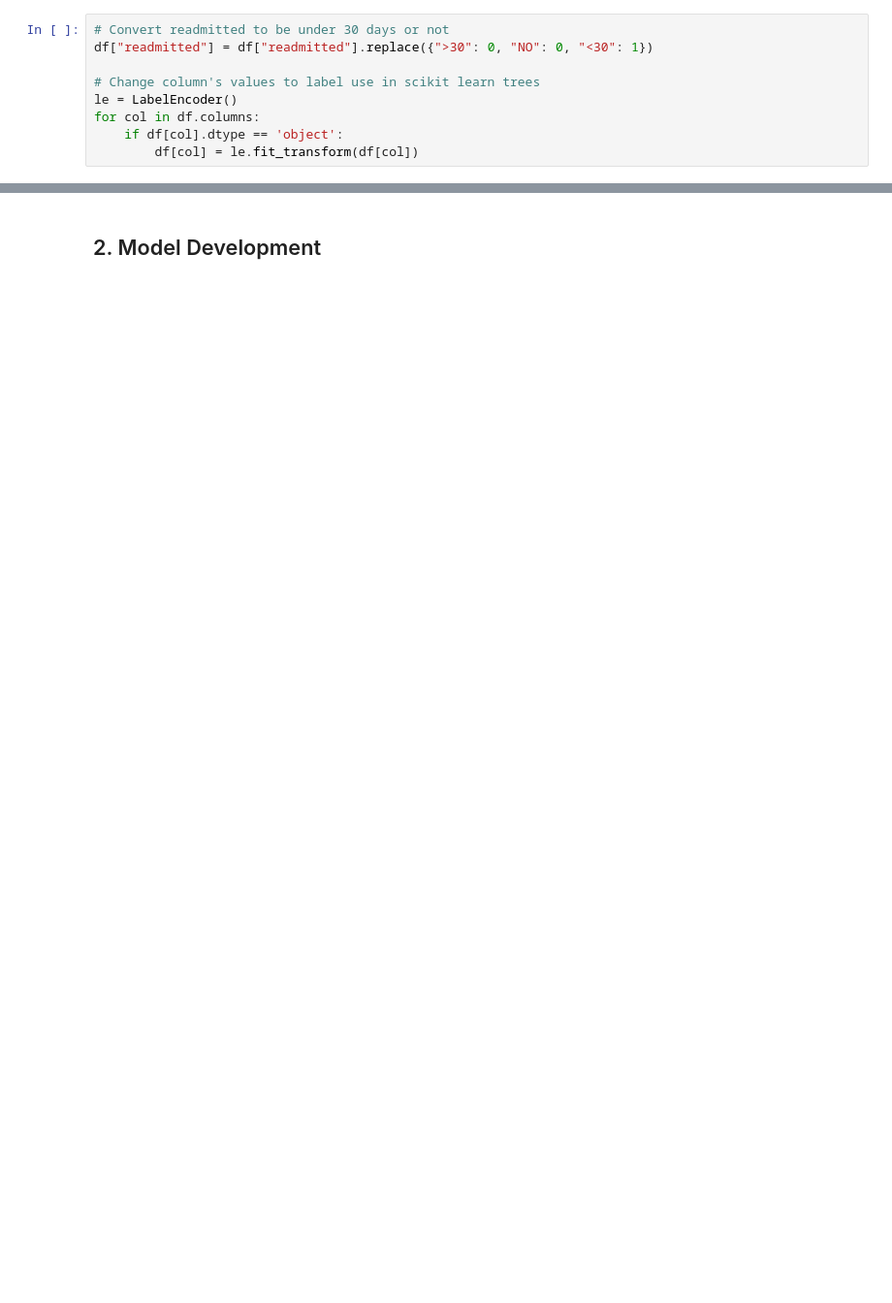
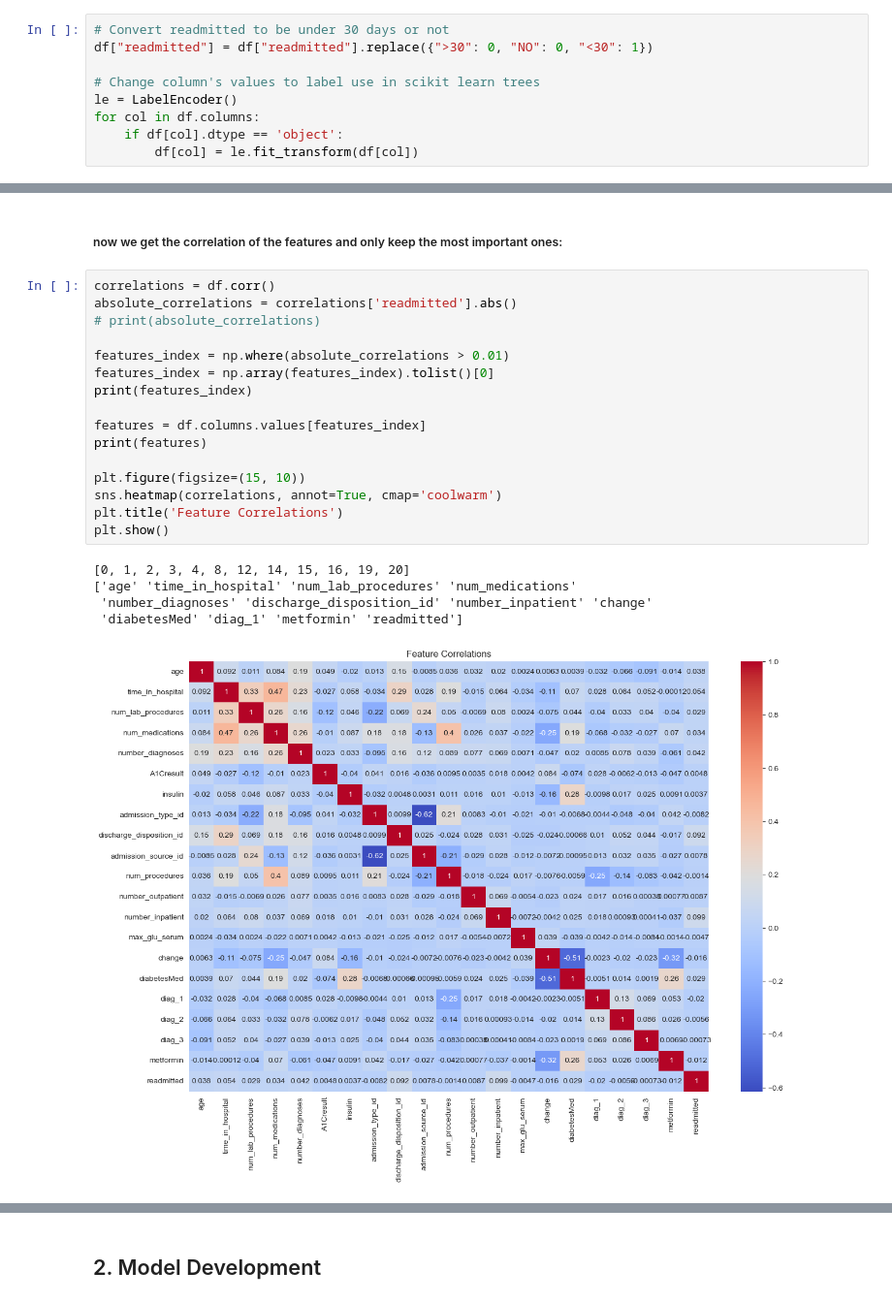
Before and after one commit to FaranF22/ml4, a Jupyter notebook: Assignment4.ipynb, the cells around one changed output, grey strips where cells are left out. Shown at 97% size. Drawn from its saved outputs; the diff is of its cells as text; blank space fills up the shorter version.

```diff
--- a/Assignment4.ipynb
+++ b/Assignment4.ipynb
@@ -412,0 +397,24 @@ df['discharge_disposition_id'] = df['discharge_disposition_id'].replace(create_m
+# %% [markdown]
+##### now we get the correlation of the features and only keep the most important ones:
+# %%
+correlations = df.corr()
+absolute_correlations = correlations['readmitted'].abs()
+# print(absolute_correlations)
+
+features_index = np.where(absolute_correlations > 0.01)
+features_index = np.array(features_index).tolist()[0]
+print(features_index)
+
+features = df.columns.values[features_index]
+print(features)
+
+plt.figure(figsize=(15, 10))
+sns.heatmap(correlations, annot=True, cmap='coolwarm')
+plt.title('Feature Correlations')
+plt.show()
+# %% [output]
+[0, 1, 2, 3, 4, 8, 12, 14, 15, 16, 19, 20]
+['age' 'time_in_hospital' 'num_lab_procedures' 'num_medications'
+ 'number_diagnoses' 'discharge_disposition_id' 'number_inpatient' 'change'
+ 'diabetesMed' 'diag_1' 'metformin' 'readmitted']
+[figure, added]
```
Also changed, not shown: parts of 21 cells of this notebook, 1 other file.
